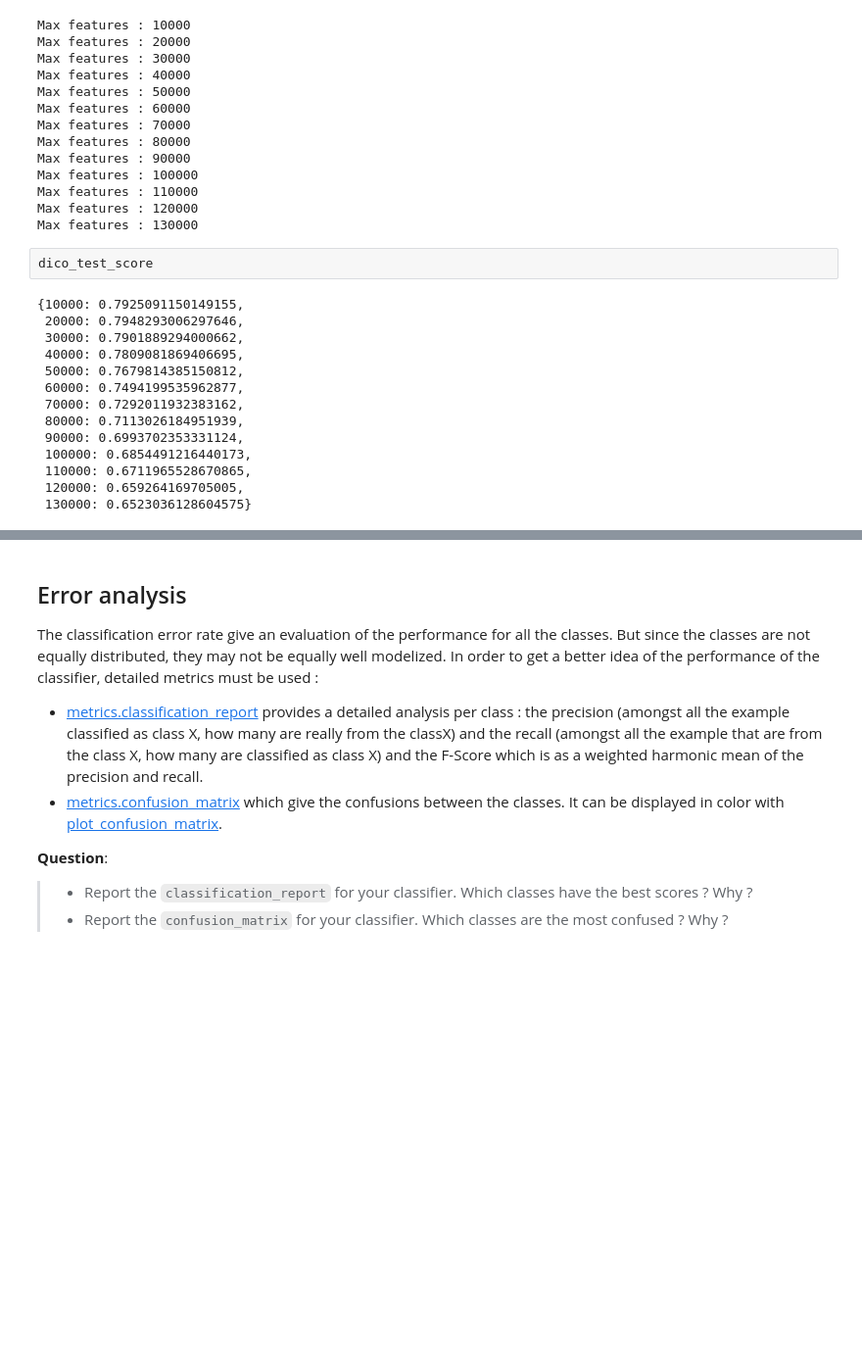
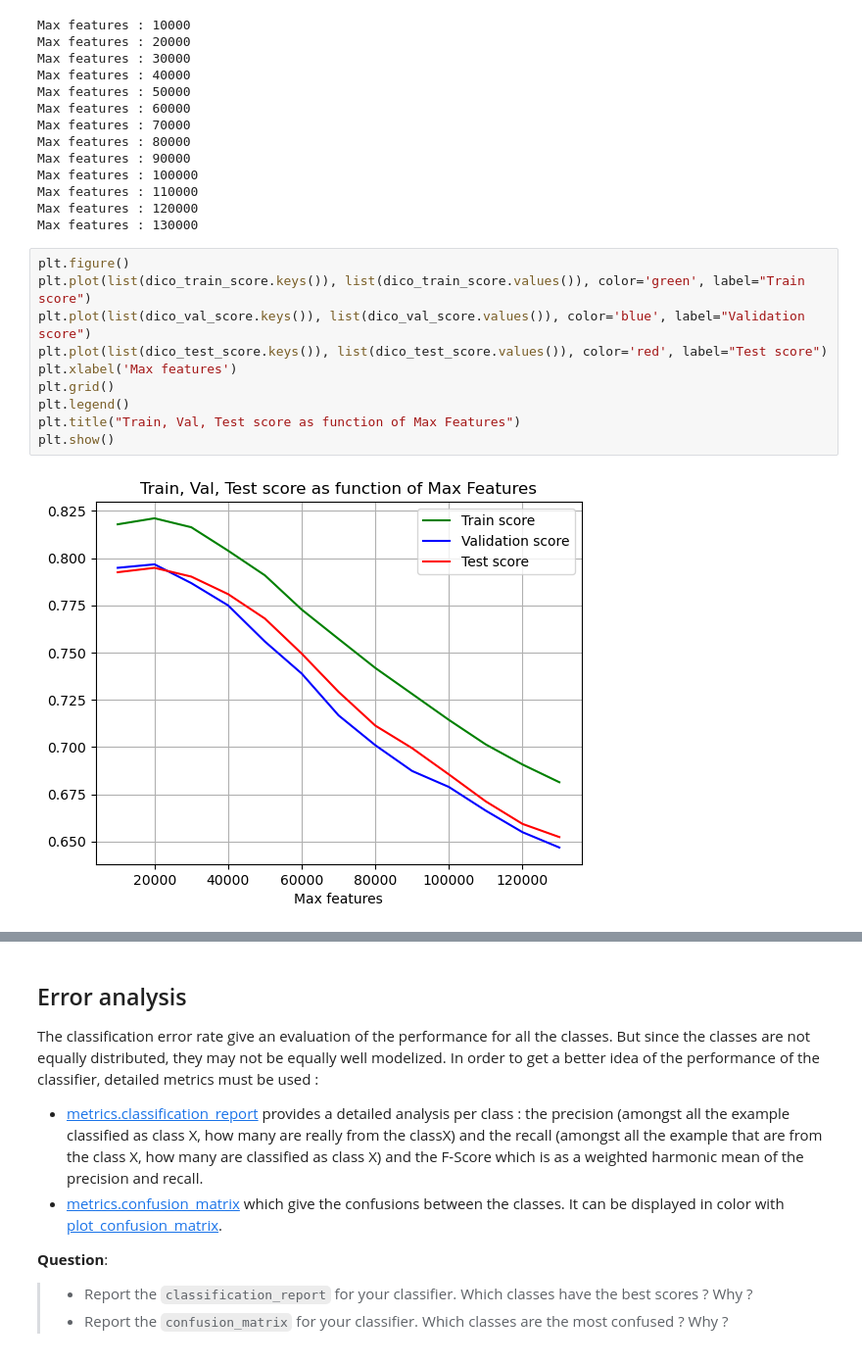
Before and after one commit to yanisrem/nlp-lab-text-classification, a Jupyter notebook: TextClassification_LeMonde.ipynb, the cells around one changed output, grey strips where cells are left out. Shown at 98% size. Saved outputs shown, nothing was run; the diff lists cells and outputs as text; blank space fills up the shorter version.

```diff
--- a/TextClassification_LeMonde.ipynb
+++ b/TextClassification_LeMonde.ipynb
@@ -226,19 +226,15 @@ Max features : 100000
 Max features : 110000
 Max features : 120000
 Max features : 130000
-# %%
-dico_test_score
-# %% [output]
-{10000: 0.7925091150149155,
- 20000: 0.7948293006297646,
- 30000: 0.7901889294000662,
- 40000: 0.7809081869406695,
- 50000: 0.7679814385150812,
- 60000: 0.7494199535962877,
- 70000: 0.7292011932383162,
- 80000: 0.7113026184951939,
- 90000: 0.6993702353331124,
- 100000: 0.6854491216440173,
- 110000: 0.6711965528670865,
- 120000: 0.659264169705005,
- 130000: 0.6523036128604575}
+# %%
+plt.figure()
+plt.plot(list(dico_train_score.keys()), list(dico_train_score.values()), color='green', label="Train score")
+plt.plot(list(dico_val_score.keys()), list(dico_val_score.values()), color='blue', label="Validation score")
+plt.plot(list(dico_test_score.keys()), list(dico_test_score.values()), color='red', label="Test score")
+plt.xlabel('Max features')
+plt.grid()
+plt.legend()
+plt.title("Train, Val, Test score as function of Max Features")
+plt.show()
+# %% [output]
+[figure, added]
```
Also changed, not shown: parts of 9 cells of this notebook.
